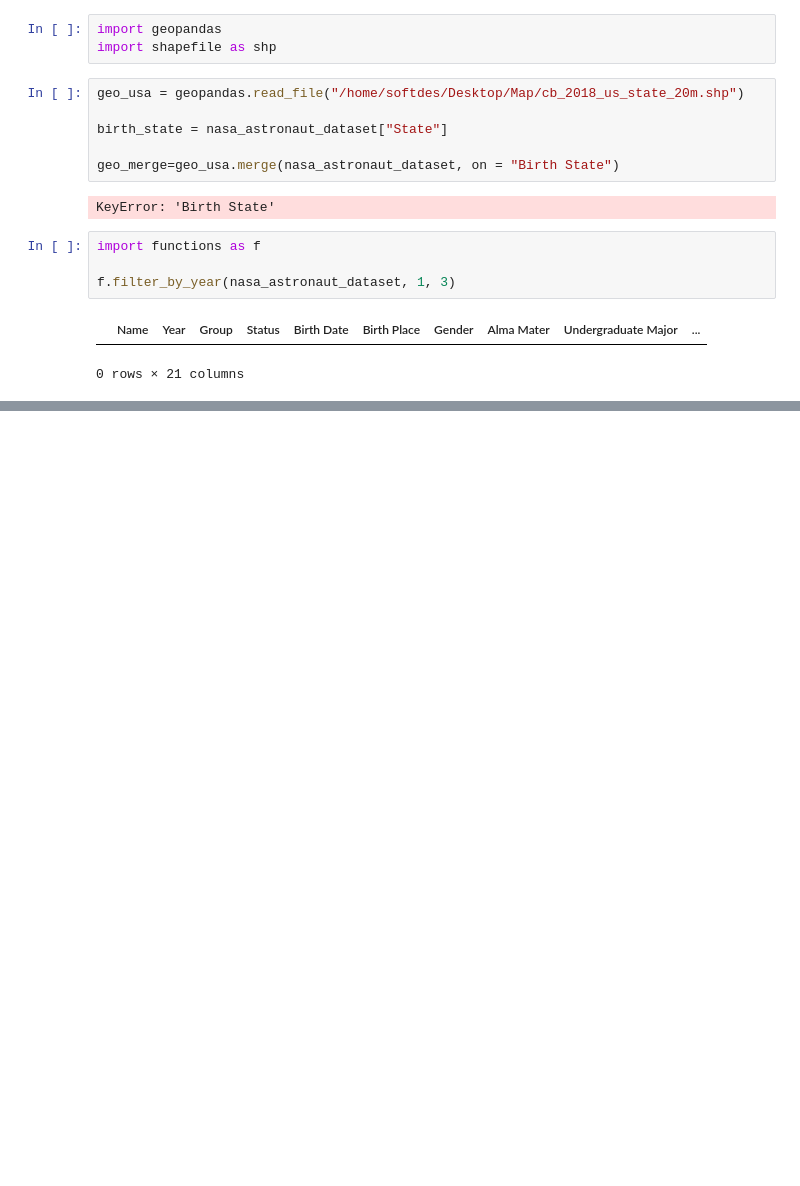
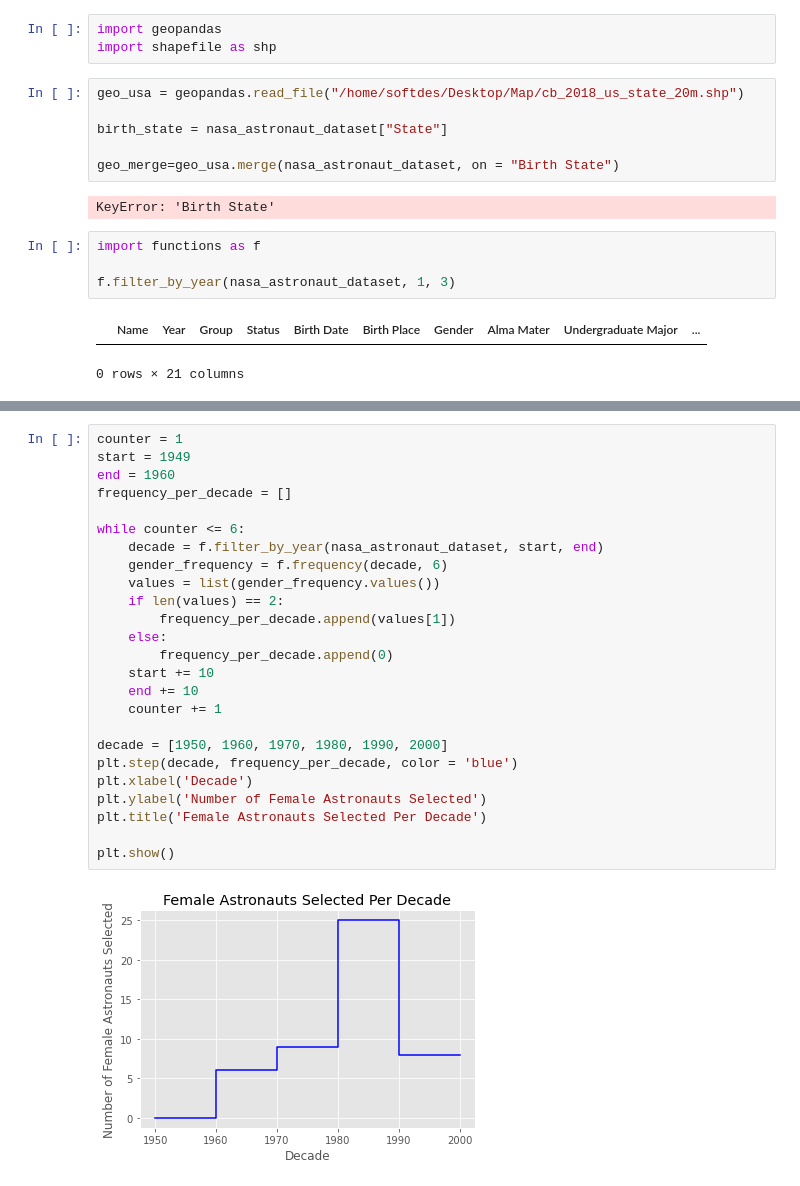
Before and after one commit to olincollege/Project1_Erhardt1, a Jupyter notebook: Makenzi_Notebook.ipynb, the cells around one changed output, grey strips where cells are left out. Drawn from its saved outputs; the diff is of its cells as text; blank space fills up the shorter version.

Commit message:
Add another function & plot.

```diff
--- a/Makenzi_Notebook.ipynb
+++ b/Makenzi_Notebook.ipynb
@@ -244,0 +246,27 @@ plt.show()
+# %%
+counter = 1
+start = 1949
+end = 1960
+frequency_per_decade = []
+
+while counter <= 6:
+    decade = f.filter_by_year(nasa_astronaut_dataset, start, end)
+    gender_frequency = f.frequency(decade, 6)
+    values = list(gender_frequency.values())
+    if len(values) == 2:
+        frequency_per_decade.append(values[1])
+    else:
+        frequency_per_decade.append(0)
+    start += 10
+    end += 10
+    counter += 1
+
+decade = [1950, 1960, 1970, 1980, 1990, 2000]
+plt.step(decade, frequency_per_decade, color = 'blue')
+plt.xlabel('Decade')
+plt.ylabel('Number of Female Astronauts Selected')
+plt.title('Female Astronauts Selected Per Decade')
+
+plt.show()
+# %% [output]
+[figure, added]
```
Also changed, not shown: parts of 4 cells of this notebook, 2 other files.
